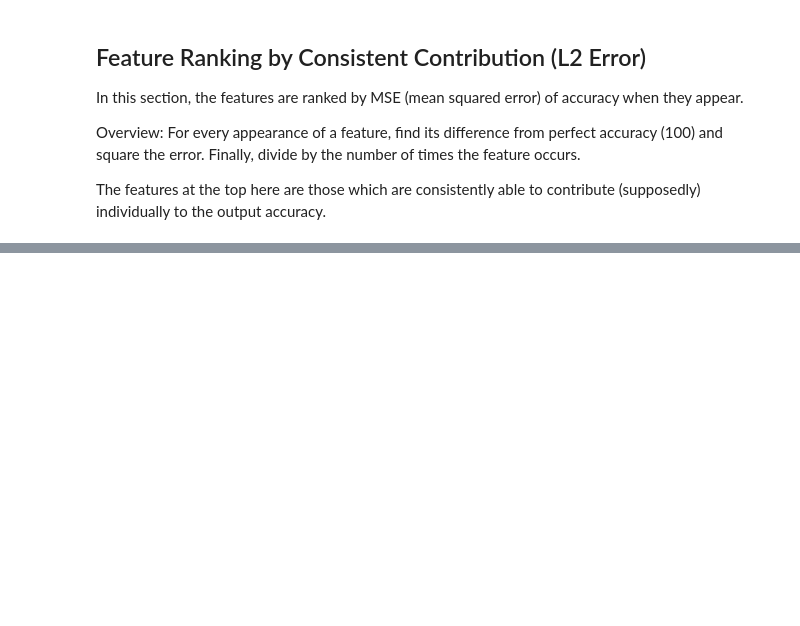
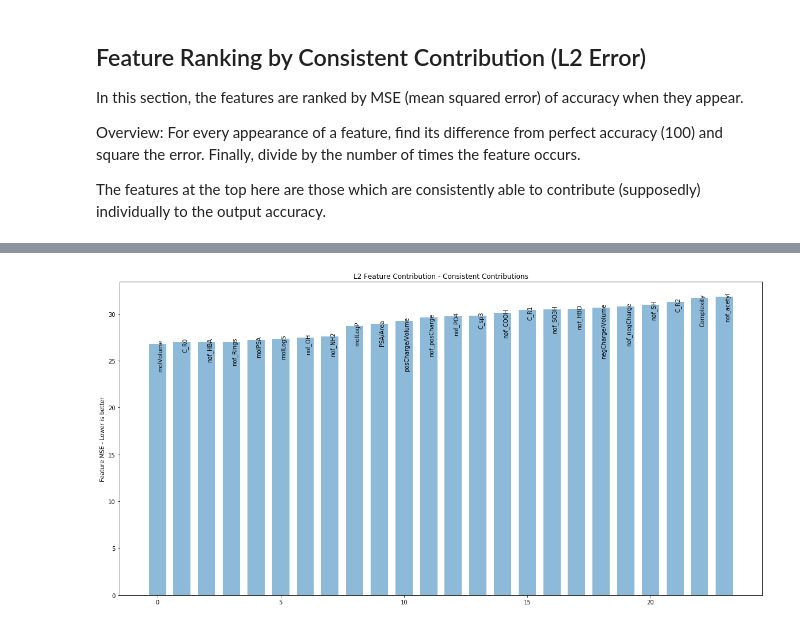
Before and after one commit to KaustubhLall/Drug-Research, a Jupyter notebook: Metabolite Dataset Analysis/Rank Features.ipynb, the cells around one changed output, grey strips where cells are left out. Saved outputs shown, nothing was run; the diff lists cells and outputs as text; code cells hidden in the pictures; blank space fills up the shorter version.

```diff
--- a/Metabolite Dataset Analysis/Rank Features.ipynb
+++ b/Metabolite Dataset Analysis/Rank Features.ipynb
@@ -41,6 +69,11 @@ divide by the number of times the feature occurs.
 The features at the top here are those which are consistently able to contribute (supposedly) individually to the
 output accuracy.
 # %%
+
+# initialize variables
+init()
+
+# do MSE
 for acc, f in zip(ca, features):
     for fp in f.split(','):
         fp = fp.strip()
@@ -54,7 +87,9 @@ for acc, f in zip(ca, features):
 
 for k in feature_importance:
     feature_importance[k] = feature_importance[k] / feature_frequency[k]
-print(
-    print_table(
-sorted(feature_importance.items(), key=lambda x : x[1])
-    ))
+
+for k,v in feature_importance.items():
+    fi_compare[k] = [v]
+
+# print results
+print(print_table(sorted(feature_importance.items(), key=lambda x : x[1])))
@@ -71 +130,26 @@ The features at the top here are those which are consistently able to contribute
 output accuracy.
+# %%
+
+#init variables
+init()
+
+# do mean error
+for acc, f in zip(ca, features):
+    for fp in f.split(','):
+        fp = fp.strip()
+
+        if fp not in feature_importance:
+            feature_importance[fp] = (100 - acc * 100)
+            feature_frequency[fp] = 1
+        else:
+            feature_importance[fp] += (100  - acc * 100)
+            feature_frequency[fp] += 1
+
+for k in feature_importance:
+    feature_importance[k] = feature_importance[k] / feature_frequency[k]
+
+for k,v in feature_importance.items():
+    fi_compare[k].append(v)
+
+# print results
+print(print_table(sorted(feature_importance.items(), key=lambda x : x[1])))
@@ -71,0 +174,6 @@ output accuracy.
+# %%
+# visualize them
+show_bar(sorted(feature_importance.items(), key=lambda x : x[1]), 'L2 Feature Contribution - Consistent '
+                                                                  'Contributions', 'Feature MSE - Lower is better')
+# %% [output]
+[figure, added]
```
Also changed, not shown: parts of 13 cells of this notebook.
